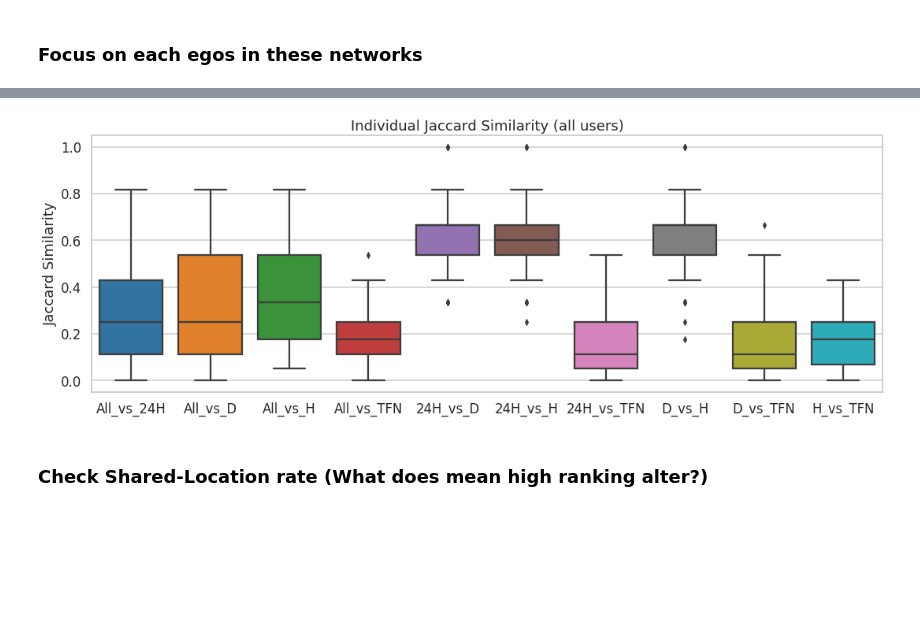
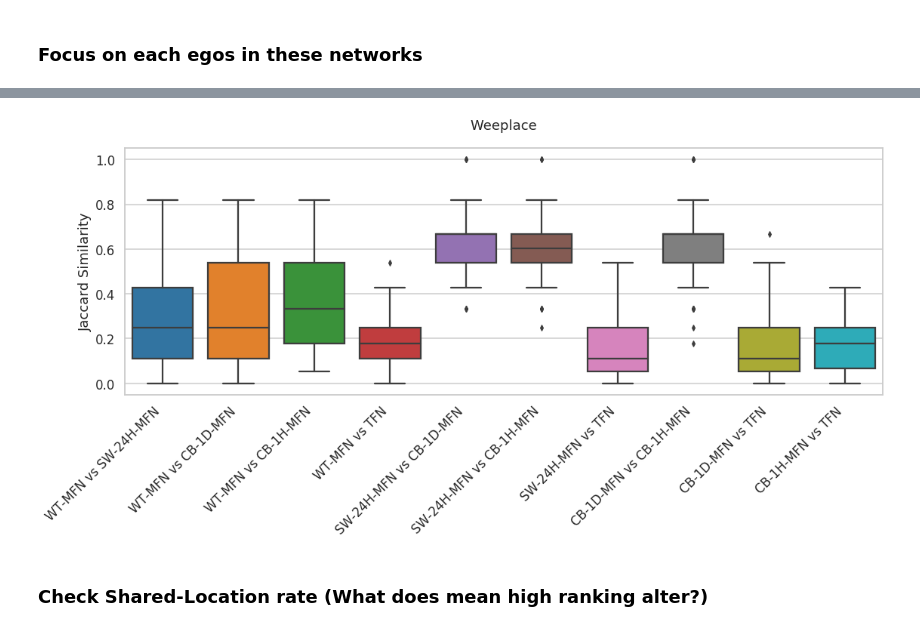
Before and after one commit to Magica-Chen/social-predictability, a Jupyter notebook: Ranking-Based-BK-VS.ipynb, the cells around one changed output, grey strips where cells are left out. Drawn from its saved outputs; the diff is of its cells as text; code cells hidden in the pictures; blank space fills up the shorter version.

Commit message:
add similarity user

```diff
--- a/Ranking-Based-BK-VS.ipynb
+++ b/Ranking-Based-BK-VS.ipynb
@@ -276,7 +276,8 @@ VIP_merged = reduce(lambda  left,right: pd.merge(left,right,on=['Included','user
                                                               VIP_network_D_MFN,
                                                               VIP_network_H_MFN,
                                                               VIP_network_TFN])
-VIP_merged.columns = ['Included', 'userid', 'All-MFN' ,'24H-MFN', 'D-MFN', 'H-MFN', 'TFN']
+# VIP_merged.columns = ['Included', 'userid', 'All-MFN' ,'24H-MFN', 'D-MFN', 'H-MFN', 'TFN']
+VIP_merged.columns = ['Included', 'userid', 'WT-MFN','SW-24H-MFN', 'CB-1D-MFN', 'CB-1H-MFN', 'TFN']
 # %% [markdown]
 ### Gobal Jaccard similarity for all alters in these networks
 # %%
@@ -301,7 +302,10 @@ plt.show()
 # %% [markdown]
 ### Focus on each egos in these networks
 # %%
+# individual_similarity = {user: util.jaccard_pandas_similarity(VIP_merged[VIP_merged['userid'] == user]
+#                                                               [['All-MFN', '24H-MFN', 'D-MFN',
+#                                                                 'H-MFN', 'TFN']]) for user in share_users}
 individual_similarity = {user: util.jaccard_pandas_similarity(VIP_merged[VIP_merged['userid'] == user]
-                                                              [['All-MFN', '24H-MFN', 'D-MFN',
-                                                                'H-MFN', 'TFN']]) for user in share_users}
+                                                              [['WT-MFN','SW-24H-MFN', 'CB-1D-MFN',
+                                                                'CB-1H-MFN', 'TFN']]) for user in share_users}
 # %%
@@ -370,13 +383,14 @@ df_individual_similarity
 # %%
 fig, ax = plt.subplots(figsize=(18, 6))
 ax = sns.boxplot(data=df_individual_similarity , x='Compare',
             y = 'Jaccard')
-ax.set_title('Individual Jaccard Similarity (all users)')
+ax.set_title('Weeplace', pad = 25)
 ax.set_xlabel('')
 ax.set_ylabel('Jaccard Similarity')
+ax.set_xticklabels(ax.get_xticklabels(), rotation=45, ha='right')
 plt.show()
 # %% [output]
-[figure, old version]
+[figure, new version]
 # %% [markdown]
 ### Check Shared-Location rate (What does mean high ranking alter?)
 # %%
```
Also changed, not shown: parts of 4 cells of this notebook, 8 other files.
